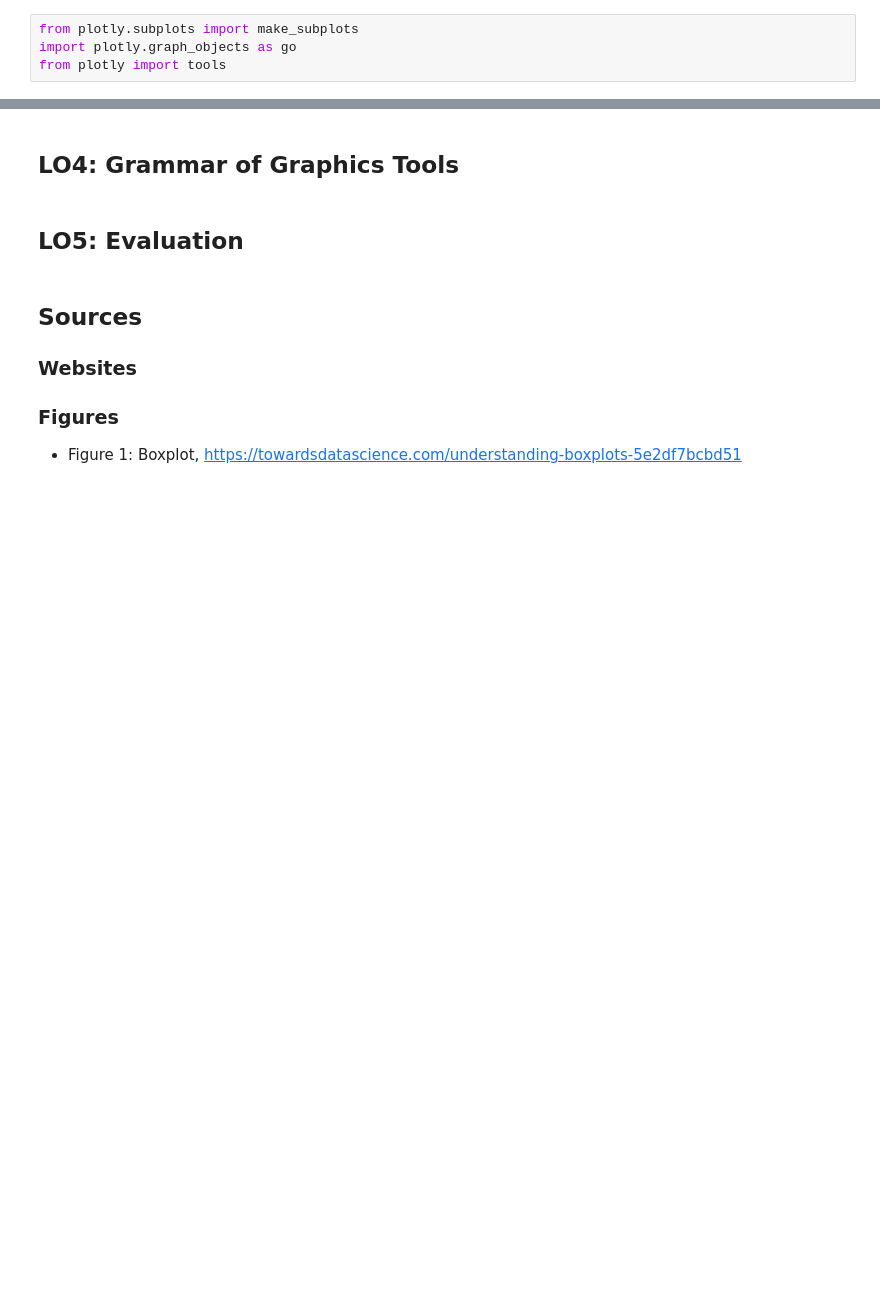
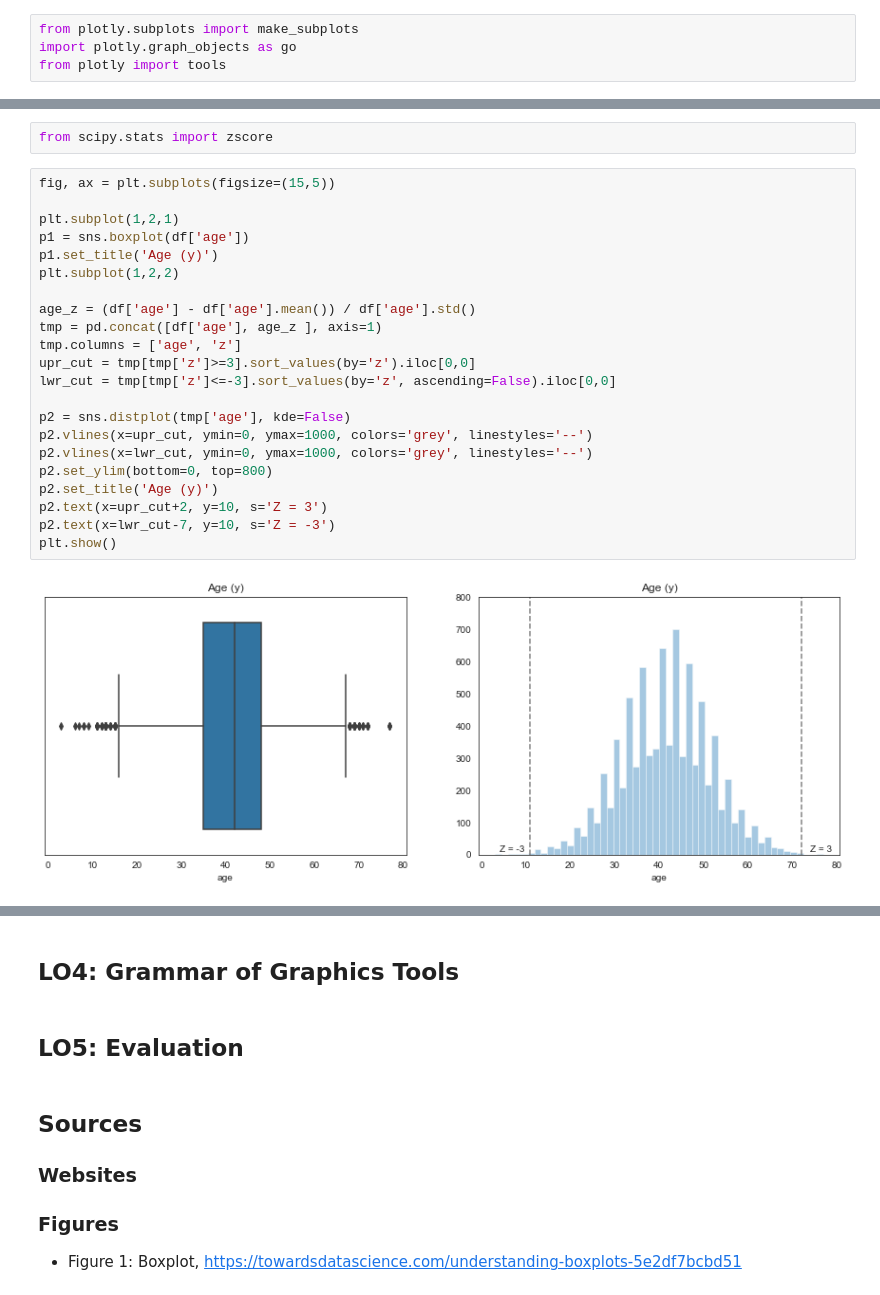
Before and after one commit to SimonStaehli/GDV_PerformanceRecord, a Jupyter notebook: GDV_PerformanceRecord_SimonStaehli.ipynb, the cells around one changed output, grey strips where cells are left out. Cells and saved outputs as stored; diff of their text form; blank space fills up the shorter version.

```diff
--- a/GDV_PerformanceRecord_SimonStaehli.ipynb
+++ b/GDV_PerformanceRecord_SimonStaehli.ipynb
@@ -328,0 +408,26 @@ px.pie(names=data['department'], values=data['employees'], title='Employees per
+# %%
+from scipy.stats import zscore
+# %%
+fig, ax = plt.subplots(figsize=(15,5))
+
+plt.subplot(1,2,1)
+p1 = sns.boxplot(df['age'])
+p1.set_title('Age (y)')
+plt.subplot(1,2,2)
+
+age_z = (df['age'] - df['age'].mean()) / df['age'].std()
+tmp = pd.concat([df['age'], age_z ], axis=1)
+tmp.columns = ['age', 'z']
+upr_cut = tmp[tmp['z']>=3].sort_values(by='z').iloc[0,0]
+lwr_cut = tmp[tmp['z']<=-3].sort_values(by='z', ascending=False).iloc[0,0]
+
+p2 = sns.distplot(tmp['age'], kde=False)
+p2.vlines(x=upr_cut, ymin=0, ymax=1000, colors='grey', linestyles='--')
+p2.vlines(x=lwr_cut, ymin=0, ymax=1000, colors='grey', linestyles='--')
+p2.set_ylim(bottom=0, top=800)
+p2.set_title('Age (y)')
+p2.text(x=upr_cut+2, y=10, s='Z = 3')
+p2.text(x=lwr_cut-7, y=10, s='Z = -3')
+plt.show()
+# %% [output]
+[figure, added]
```
Also changed, not shown: parts of 19 cells of this notebook.
